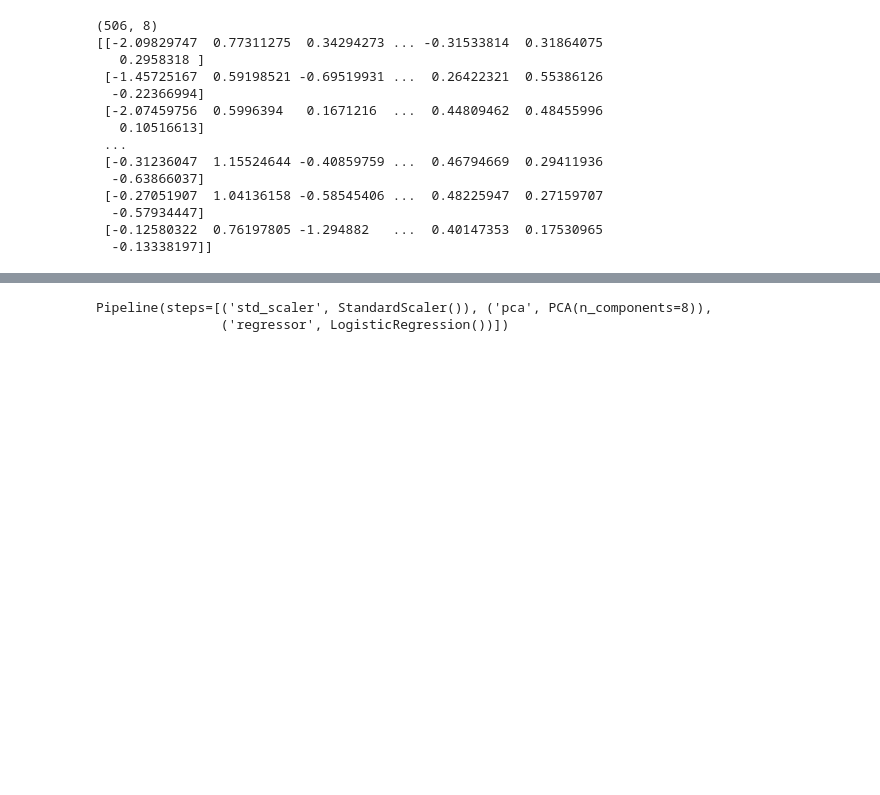
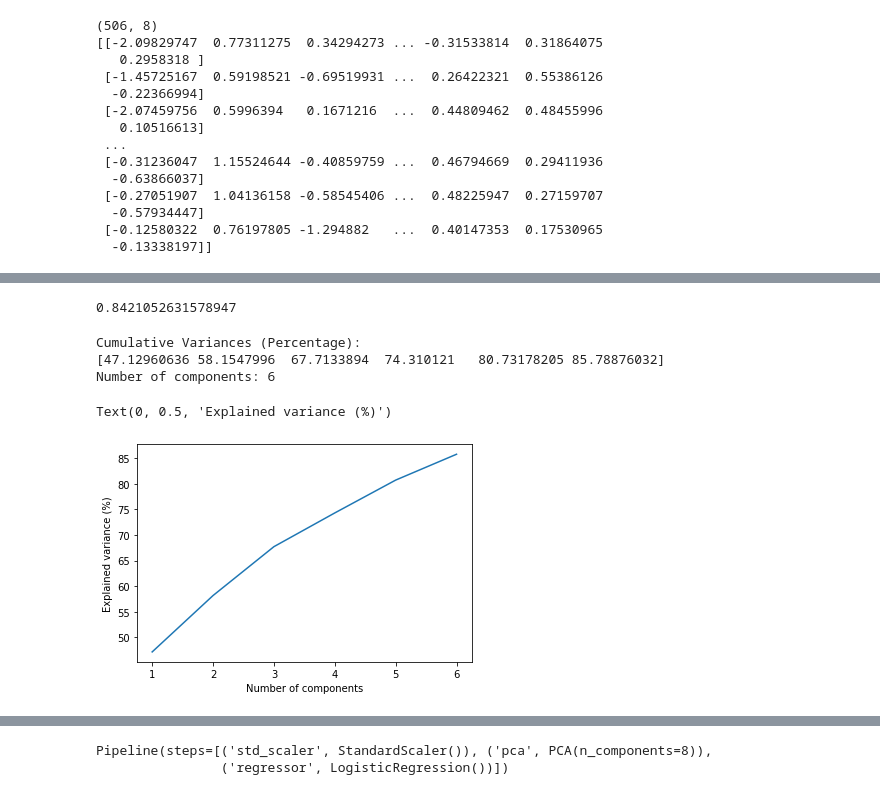
Before and after one commit to Rohan5076/machine-learning, a Jupyter notebook: Using_Principal_Component_Analysis_(PCA)_for_Machine_Learning(Boston_data).ipynb, the cells around one changed output, grey strips where cells are left out. Cells and saved outputs as stored; diff of their text form; code cells hidden in the pictures; blank space fills up the shorter version.

```diff
--- a/Using_Principal_Component_Analysis_(PCA)_for_Machine_Learning(Boston_data).ipynb
+++ b/Using_Principal_Component_Analysis_(PCA)_for_Machine_Learning(Boston_data).ipynb
@@ -350,0 +353,22 @@ log_regress_model = Pipeline([
+# %%
+log_regress_model.score(X_test,y_test)
+# %% [output]
+0.8421052631578947
+# %%
+from sklearn.decomposition import PCA
+pca = PCA(n_components = 0.85)
+pca.fit(X_scaled)
+print("Cumulative Variances (Percentage):")
+print(np.cumsum(pca.explained_variance_ratio_ * 100))
+components = len(pca.explained_variance_ratio_)
+print(f'Number of components: {components}')
+# Make the scree plot
+plt.plot(range(1, components + 1), np.cumsum(pca.explained_variance_ratio_ * 100))
+plt.xlabel("Number of components")
+plt.ylabel("Explained variance (%)")
+# %% [output]
+Cumulative Variances (Percentage):
+[47.12960636 58.1547996  67.7133894  74.310121   80.73178205 85.78876032]
+Number of components: 6
+Text(0, 0.5, 'Explained variance (%)')
+[figure, added]
```
Also changed, not shown: parts of 5 cells of this notebook.
